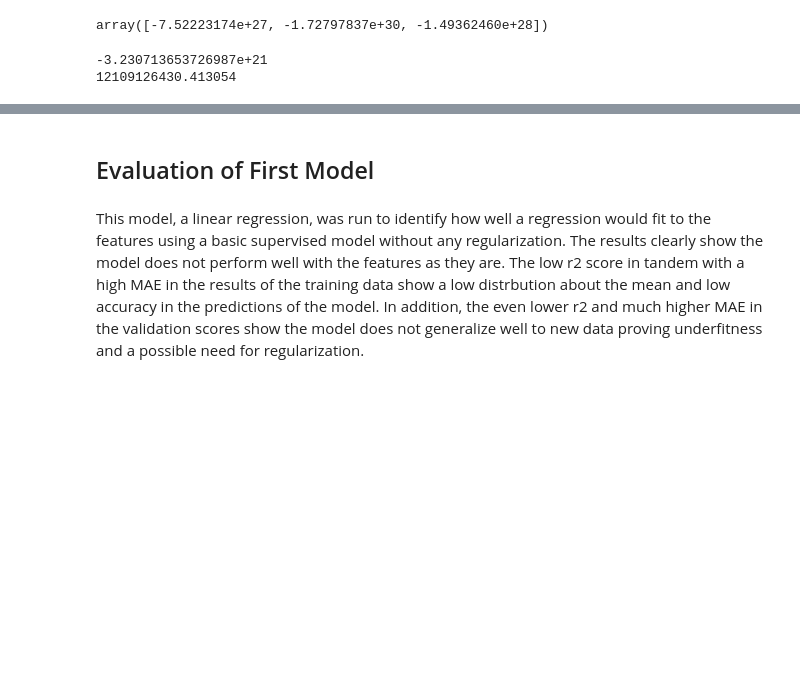
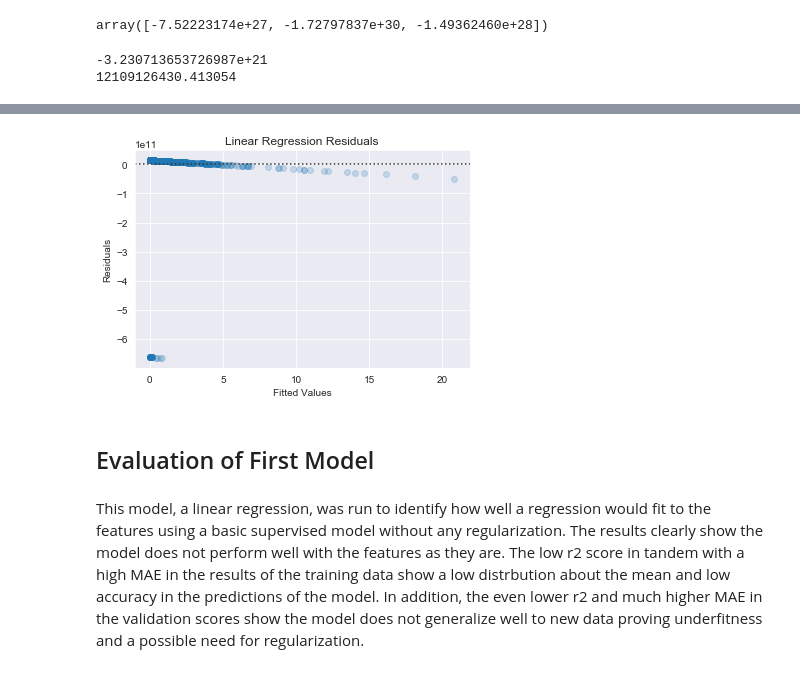
Before and after one commit to RCKettel/CapstoneProject, a Jupyter notebook: Projects/FinalNotebook.ipynb, the cells around one changed output, grey strips where cells are left out. Cells and saved outputs as stored; diff of their text form; code cells hidden in the pictures; blank space fills up the shorter version.

```diff
--- a/Projects/FinalNotebook.ipynb
+++ b/Projects/FinalNotebook.ipynb
@@ -217,3 +226,11 @@ print(mean_absolute_error(y_test, linreg.predict(X_test_ohe_ss)))
+# %%
+sns.residplot(y_test, linreg.predict(X_test_ohe_ss), scatter_kws={'alpha': 0.2})
+plt.title('Linear Regression Residuals')
+plt.xlabel('Fitted Values')
+plt.ylabel('Residuals')
+plt.savefig('LinRgRsdPlt');
+# %% [output]
+[figure, added]
 # %% [markdown]
 ## Evaluation of First Model
 # %% [markdown]
```
Also changed, not shown: parts of 5 cells of this notebook, 14 other files.
